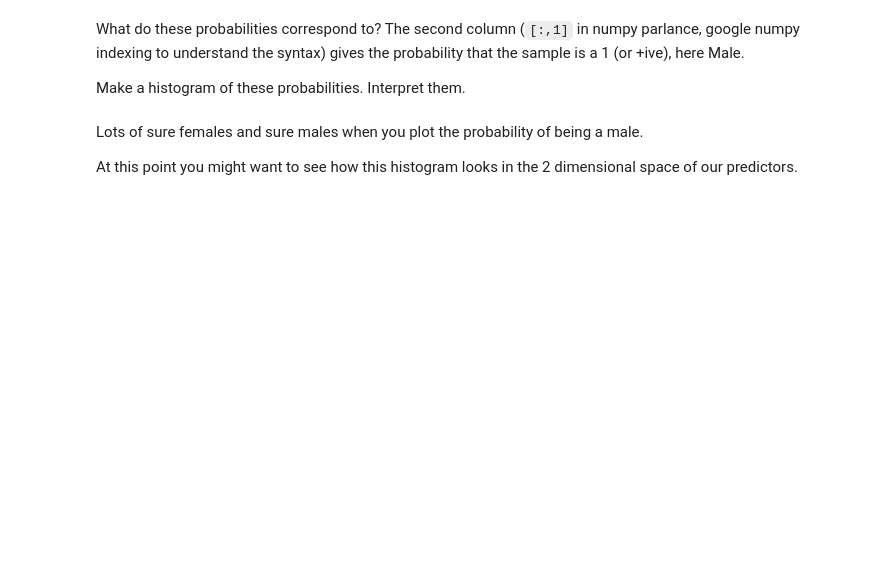
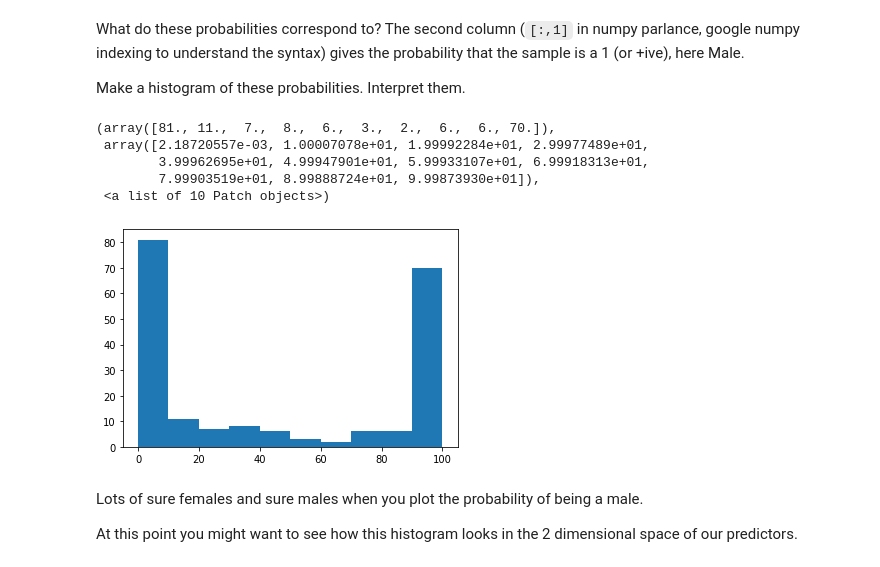
Before and after one commit to pramendra/Classification, a Jupyter notebook: distribute_clfmetrics.ipynb, the cells around one changed output. Saved outputs shown, nothing was run; the diff lists cells and outputs as text; code cells hidden in the pictures; blank space fills up the shorter version.

```diff
--- a/distribute_clfmetrics.ipynb
+++ b/distribute_clfmetrics.ipynb
@@ -161,6 +199,14 @@ What do these probabilities correspond to? The second column (`[:,1]` in numpy p
 Make a histogram of these probabilities. Interpret them.
 # %%
 # your code here
+plt.hist(best.predict_proba(Xtest) [:,1] * 100)
+# %% [output]
+(array([81., 11.,  7.,  8.,  6.,  3.,  2.,  6.,  6., 70.]),
+ array([2.18720557e-03, 1.00007078e+01, 1.99992284e+01, 2.99977489e+01,
+        3.99962695e+01, 4.99947901e+01, 5.99933107e+01, 6.99918313e+01,
+        7.99903519e+01, 8.99888724e+01, 9.99873930e+01]),
+ <a list of 10 Patch objects>)
+[figure, added]
 # %% [markdown]
 Lots of sure females and sure males when you plot the probability of being a male.
 
```
Also changed, not shown: parts of 11 cells of this notebook.
